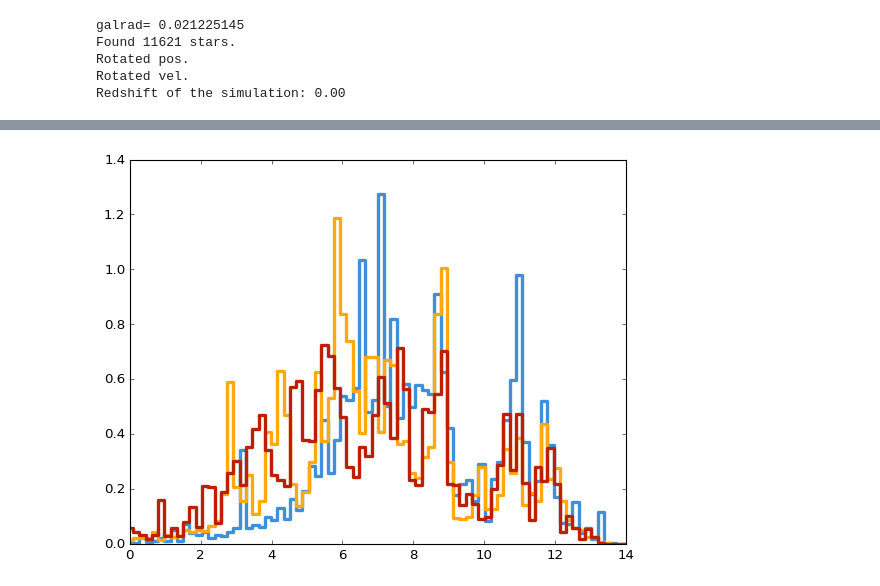
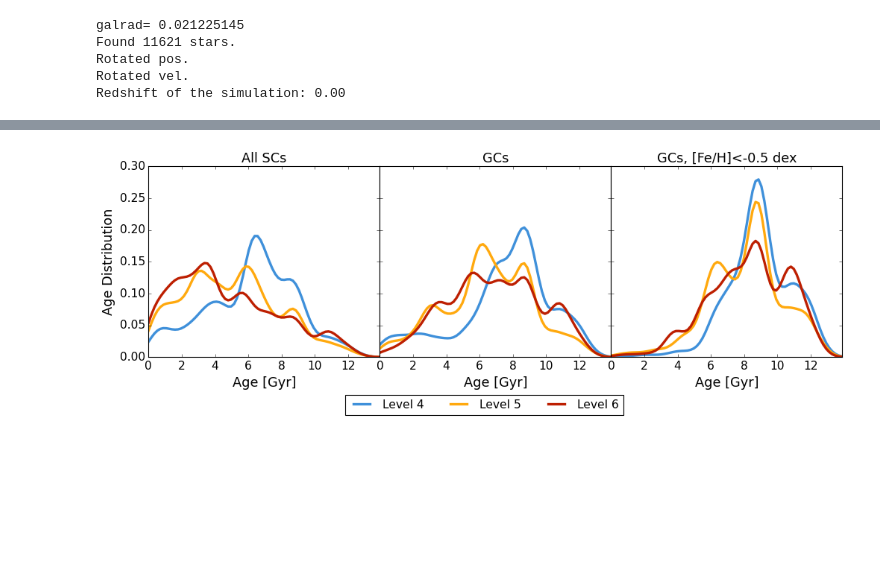
Before and after one commit to pablocoque/post_process_routines, a Jupyter notebook: src/age_distribution.ipynb, the cells around one changed output, grey strips where cells are left out. Drawn from its saved outputs; the diff is of its cells as text; code cells hidden in the pictures; blank space fills up the shorter version.

```diff
--- a/src/age_distribution.ipynb
+++ b/src/age_distribution.ipynb
@@ -654,10 +891,3 @@ Found 11621 stars.
 Rotated pos.
 Rotated vel.
 Redshift of the simulation: 0.00
-# %%
-linestyles = ['-', '--', '-.']
-color = ['#3f90da', '#ffa90e', '#bd1f01']
-for i in range(3):
-    plt.plot(age_bins, levelresolution_allsc[i]/np.trapezoid(levelresolution_allsc[i], age_bins), linewidth=3, linestyle=linestyles[i], color=color[0])
-    plt.plot(age_bins, levelresolution_runs[i]/np.trapezoid(levelresolution_runs[i], age_bins), linewidth=3, linestyle=linestyles[i], color=color[1])
-    plt.plot(age_bins, levelresolution_wcut[i]/np.trapezoid(levelresolution_wcut[i], age_bins), linewidth=3, linestyle=linestyles[i], color=color[2])
@@ -666,4 +893,0 @@ for i in range(3):
-# %%
-for i in range(3):
-    plt.step(age_bins, levelresolution_sfr[i], where='mid', linewidth=3, color=color[i])
-    # plt.step(age_bins, levelresolution_cfr[i], where='mid', linewidth=3, color=color[i])
@@ -672,6 +894,44 @@ for i in range(3):
-# %%
-for i in range(3):
-    # plt.step(age_bins, levelresolution_sfr[i], where='mid', linewidth=3, color=color[i])
-    plt.step(age_bins, levelresolution_cfr[i], where='mid', linewidth=3, color=color[i])
-# %% [output]
-[figure, removed]
+# %%
+linestyles = ['-', '--', '-.']
+labels = ['Level 4', 'Level 5', 'Level 6']
+color = ['#3f90da', '#ffa90e', '#bd1f01']
+
+fig, ax = plt.subplots(1, 3, figsize=(15,4), sharey=True)
+ax[0].plot(age_bins, levelresolution_allsc[0]/np.trapezoid(levelresolution_allsc[0], age_bins), linewidth=3, color=color[0], label=labels[0])
+ax[0].plot(age_bins, levelresolution_allsc[1]/np.trapezoid(levelresolution_allsc[1], age_bins), linewidth=3, color=color[1], label=labels[1])
+ax[0].plot(age_bins, levelresolution_allsc[2]/np.trapezoid(levelresolution_allsc[2], age_bins), linewidth=3, color=color[2], label=labels[2])
+for i in range(3):
+    ax[1].plot(age_bins, levelresolution_runs[i]/np.trapezoid(levelresolution_runs[i], age_bins), linewidth=3, color=color[i])
+    ax[2].plot(age_bins, levelresolution_wcut[i]/np.trapezoid(levelresolution_wcut[i], age_bins), linewidth=3, color=color[i])
+    ax[i].set_xlim(0,13.9)
+    ax[i].tick_params(labelsize=14)
+    ax[i].set_xlabel('Age [Gyr]', fontsize=16)
+
+ax[0].set_ylabel('Age Distribution', fontsize=16)
+ax[0].set_title('All SCs', fontsize=16)
+ax[1].set_title('GCs', fontsize=16)
+ax[2].set_title('GCs, [Fe/H]<-0.5 dex', fontsize=16)
+
+# Collect handles and labels from all axes (including twin axes) except the last one
+handles = []
+labels = []
+for a in fig.axes:
+    h, l = a.get_legend_handles_labels()
+    handles.extend(h)
+    labels.extend(l)
+
+# Keep unique labels in order
+seen = set()
+unique_handles = []
+unique_labels = []
+for h, l in zip(handles, labels):
+    if l and l not in seen:
+        seen.add(l)
+        unique_handles.append(h)
+        unique_labels.append(l)
+
+fig.legend(unique_handles, unique_labels, loc='center', bbox_to_anchor=(0.5, -0.1), frameon=True, ncol=3, fontsize=14)
+
+plt.subplots_adjust(wspace=0.0)
+# %% [output]
+[figure, added]
```
Also changed, not shown: parts of 26 cells of this notebook, 10 other files.
